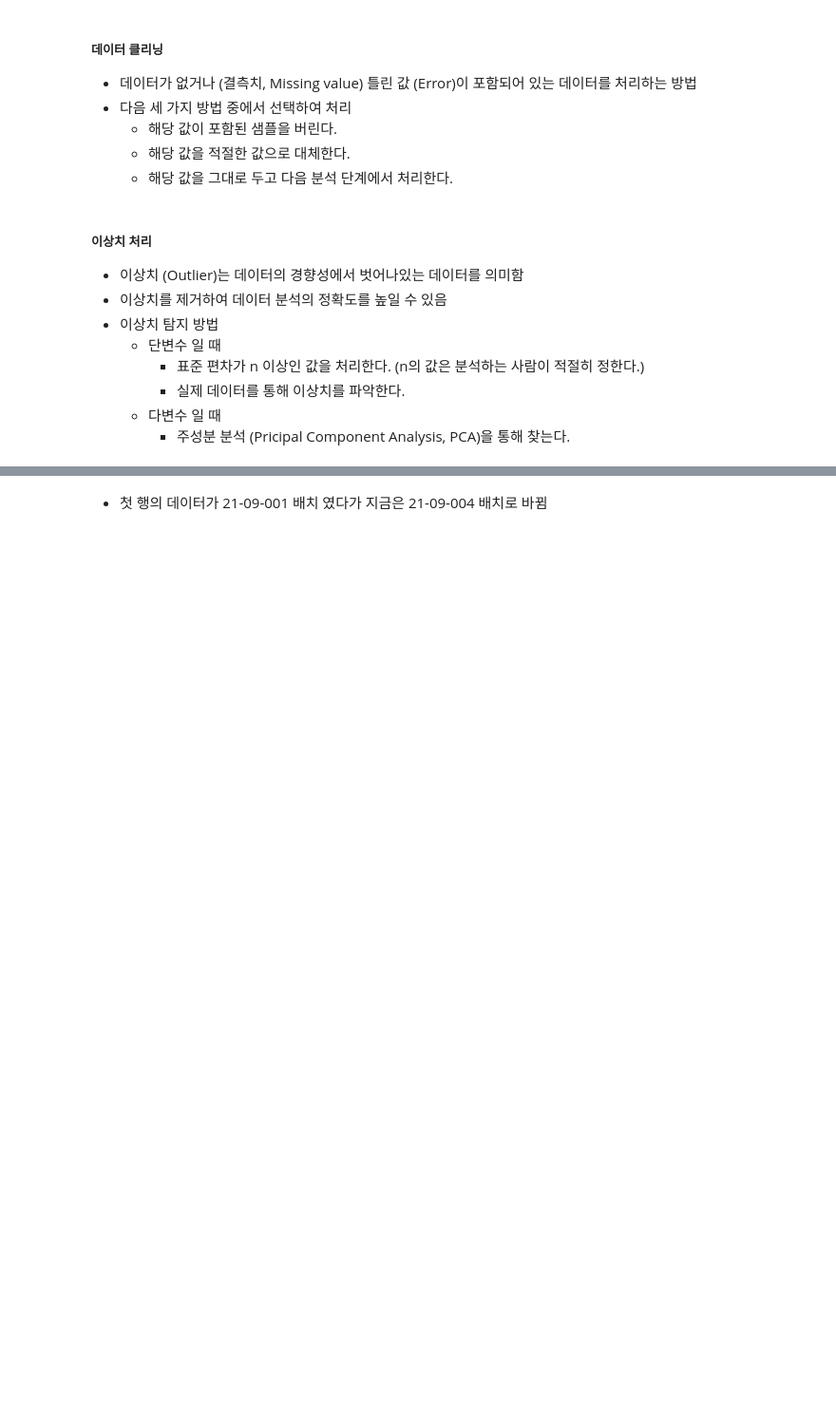
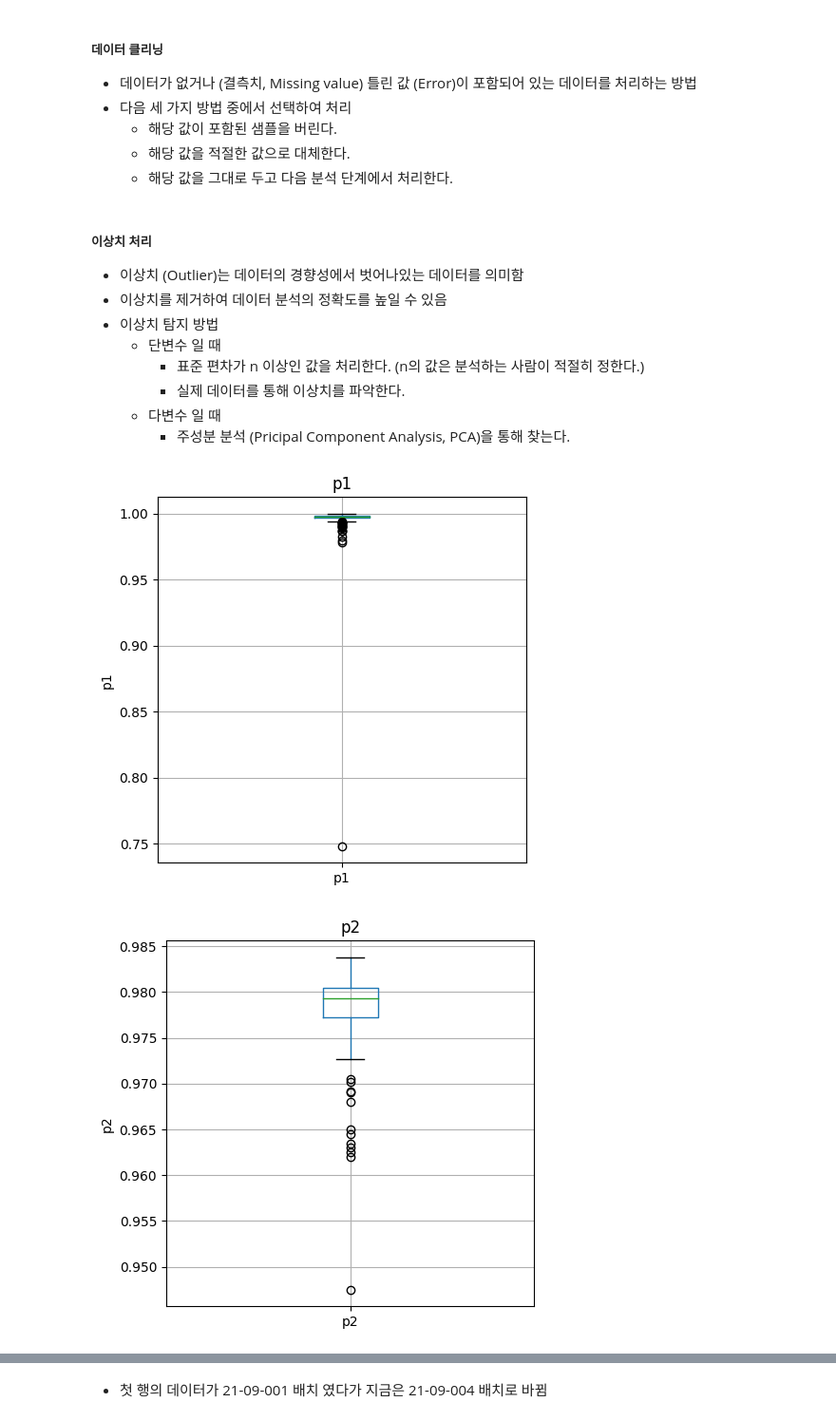
Before and after one commit to imbiotech/skbtML, a Jupyter notebook: k_pda_gmp_w_s.ipynb, the cells around one changed output, grey strips where cells are left out. Shown at 95% size. Saved outputs shown, nothing was run; the diff lists cells and outputs as text; code cells hidden in the pictures; blank space fills up the shorter version.

```diff
--- a/k_pda_gmp_w_s.ipynb
+++ b/k_pda_gmp_w_s.ipynb
@@ -264,25 +264,3 @@ dtype: float64
 
 - 다만 현재 데이터는 별도의 전처리를 거치지 않았기 때문에 상관 수치에 오류가 있을 수 있음
 - 전처리를 거친 후 다시 분석
-# %%
-# 데이터 시각화 기능을 사용하기 위한 matplotlib 라이브러리의 pyplot 모듈을 plt라는 이름으로 호출
-import matplotlib.pyplot as plt
-
-
-# 레티나 디스플레이를 사용하는 경우 고화질로 출력해준다
-# 주피터 노트북에서 pyplot 사용 시 글씨가 깨져서 출력될 수 있기 때문에 실행하는 코드
-%config InlineBackend.figure_format = 'retina'
-
-
-# Result의 순서대로 나열하여 그래프를 그리기 위해 Result를 index로 설정
-if ipc_df_trn.index.name != "Result":
-    ipc_df_trn.set_index("Result",inplace=True)
-    ipc_df_trn.sort_index(ascending=True,inplace=True)
-
-
-# 각 데이터 (x) vs 타겟 (y) 에 대한 그래프 작성
-for f in features:
-    plt.figure(figsize=(10, 3))
-    ipc_df_trn[f].plot()
-    plt.ylabel(f)
-    plt.show()
@@ -323,3 +290,20 @@ See the caveats in the documentation: https://pandas.pydata.org/pandas-docs/stab
         - 실제 데이터를 통해 이상치를 파악한다.
     - 다변수 일 때
         - 주성분 분석 (Pricipal Component Analysis, PCA)을 통해 찾는다.
+# %%
+# 각 feature마다 별도의 상자 수염 그림을 그리는 함수, y 축은 자동 조정
+def boxplot_features(features,dataframe):
+    for feature in features:
+        dataframe.boxplot(column=feature,figsize=(5,5))
+        plt.title(feature)
+        plt.ylabel(feature)
+        plt.show()
+# %%
+# ipc_df_trn 내부 데이터 중 이상치 (outlier)를 확인
+import matplotlib.pyplot as plt
+import seaborn as sns
+
+boxplot_features(features,ipc_df_trn)
+# %% [output]
+[figure, added]
+[figure, added]
```
Also changed, not shown: parts of 32 cells of this notebook, 1 other file.
